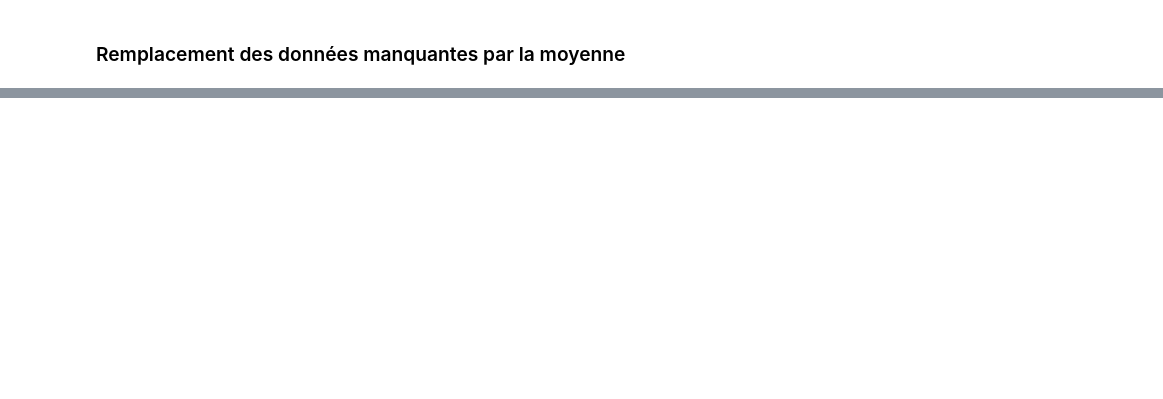
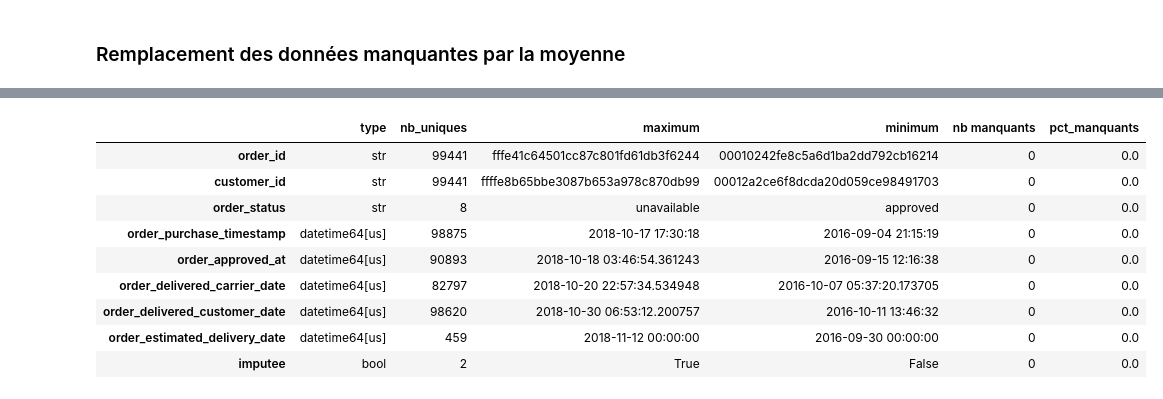
Before and after one commit to RodWeb-dev/ETL-Groupe, a Jupyter notebook: ETL-goupe.ipynb, the cells around one changed output, grey strips where cells are left out. Cells and saved outputs as stored; diff of their text form; code cells hidden in the pictures; blank space fills up the shorter version.

```diff
--- a/ETL-goupe.ipynb
+++ b/ETL-goupe.ipynb
@@ -62,2 +153,14 @@ order_estimated_delivery_date           0.00
+# %%
+orders["imputee"] = (
+    orders[
+        [
+            "order_delivered_customer_date",
+            "order_delivered_carrier_date",
+            "order_approved_at",
+        ]
+    ]
+    .isna()
+    .any(axis=1)
+)
 # %% [markdown]
 ### Recherche des ecart moyens entres les colonnes
@@ -123,2 +203,14 @@ print(
 # %% [markdown]
 ### Remplacement des données manquantes par la moyenne
+# %%
+orders["order_approved_at"] = orders["order_approved_at"].fillna(
+    orders["order_purchase_timestamp"] + ecart_approved
+)
+
+orders["order_delivered_carrier_date"] = orders["order_delivered_carrier_date"].fillna(
+    orders["order_approved_at"] + ecart_delivered_carrier
+)
+
+orders["order_delivered_customer_date"] = orders[
+    "order_delivered_customer_date"
+].fillna(orders["order_delivered_carrier_date"] + ecart_delivered_customer)
@@ -124,0 +219,10 @@ print(
+# %%
+orders["order_delivered_carrier_date"] = (
+    orders["order_delivered_carrier_date"] + ecart_delivered_carrier
+).where(orders["order_delivered_carrier_date"] < orders["order_approved_at"])
+
+orders["order_delivered_customer_date"] = (
+    orders["order_delivered_customer_date"] + ecart_delivered_customer
+).where(
+    orders["order_delivered_customer_date"] < orders["order_delivered_carrier_date"]
+)
@@ -124,0 +262,15 @@ print(
+# %%
+# cellule de visualisation des données
+orders.describe().round(2)
+resume(orders)
+# %% [output]
+|  | type | nb_uniques | maximum | minimum | nb manquants | pct_manquants |
+| order_id | str | 99441 | fffe41c64501cc87c801fd61db3f6244 | 00010242fe8c5a6d1ba2dd792cb16214 | 0 | 0.0 |
+| customer_id | str | 99441 | ffffe8b65bbe3087b653a978c870db99 | 00012a2ce6f8dcda20d059ce98491703 | 0 | 0.0 |
+| order_status | str | 8 | unavailable | approved | 0 | 0.0 |
+| order_purchase_timestamp | datetime64[us] | 98875 | 2018-10-17 17:30:18 | 2016-09-04 21:15:19 | 0 | 0.0 |
+| order_approved_at | datetime64[us] | 90893 | 2018-10-18 03:46:54.361243 | 2016-09-15 12:16:38 | 0 | 0.0 |
+| order_delivered_carrier_date | datetime64[us] | 82797 | 2018-10-20 22:57:34.534948 | 2016-10-07 05:37:20.173705 | 0 | 0.0 |
+| order_delivered_customer_date | datetime64[us] | 98620 | 2018-10-30 06:53:12.200757 | 2016-10-11 13:46:32 | 0 | 0.0 |
+| order_estimated_delivery_date | datetime64[us] | 459 | 2018-11-12 00:00:00 | 2016-09-30 00:00:00 | 0 | 0.0 |
+| imputee | bool | 2 | True | False | 0 | 0.0 |
```
Also changed, not shown: parts of 15 cells of this notebook.
